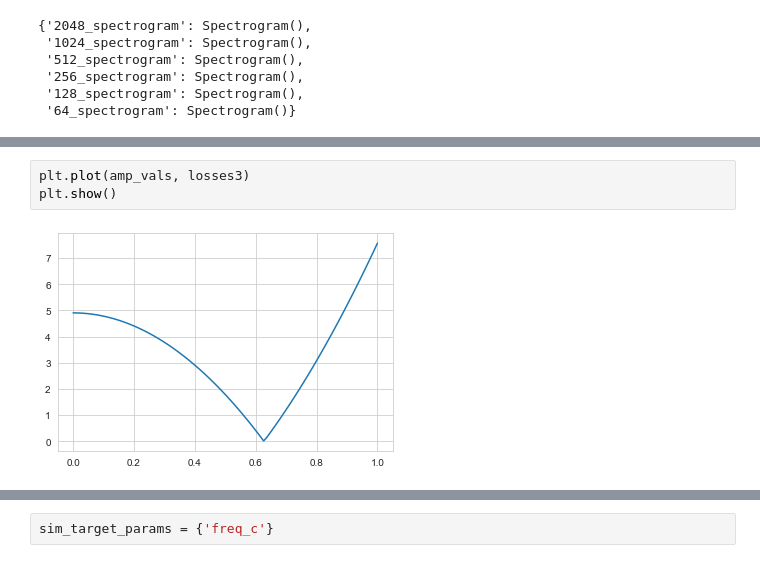
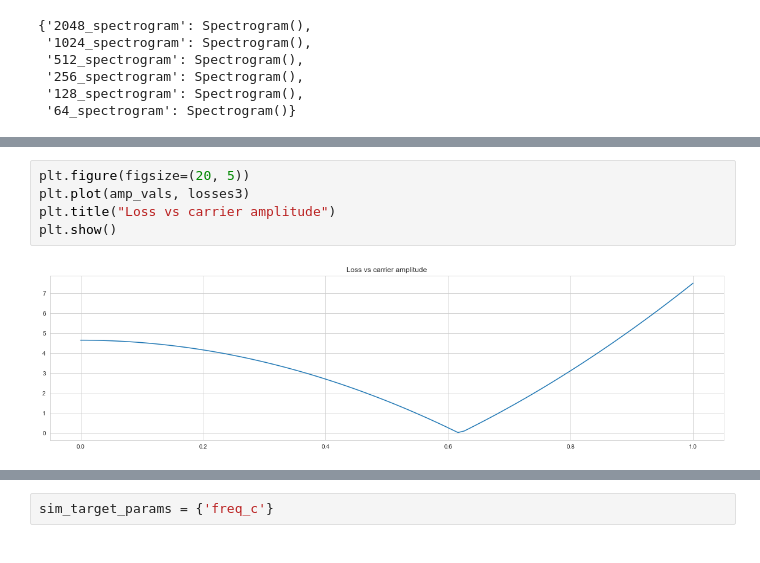
Before and after one commit to aisynth/diffmoog, a Jupyter notebook: visualization_notebooks/visualize_loss_surface.ipynb, the cells around one changed output, grey strips where cells are left out. Saved outputs shown, nothing was run; the diff lists cells and outputs as text.

```diff
--- a/visualization_notebooks/visualize_loss_surface.ipynb
+++ b/visualization_notebooks/visualize_loss_surface.ipynb
@@ -195,8 +200,10 @@ print(losses3)
 # %%
+plt.figure(figsize=(20, 5))
 plt.plot(amp_vals, losses3)
+plt.title("Loss vs carrier amplitude")
 plt.show()
 # %% [output]
-[figure, old version]
+[figure, new version]
 # %%
 mod_index_vals = np.linspace(0, 0.3, 1000)
 
```
Also changed, not shown: parts of 12 cells of this notebook, 6 other files.
